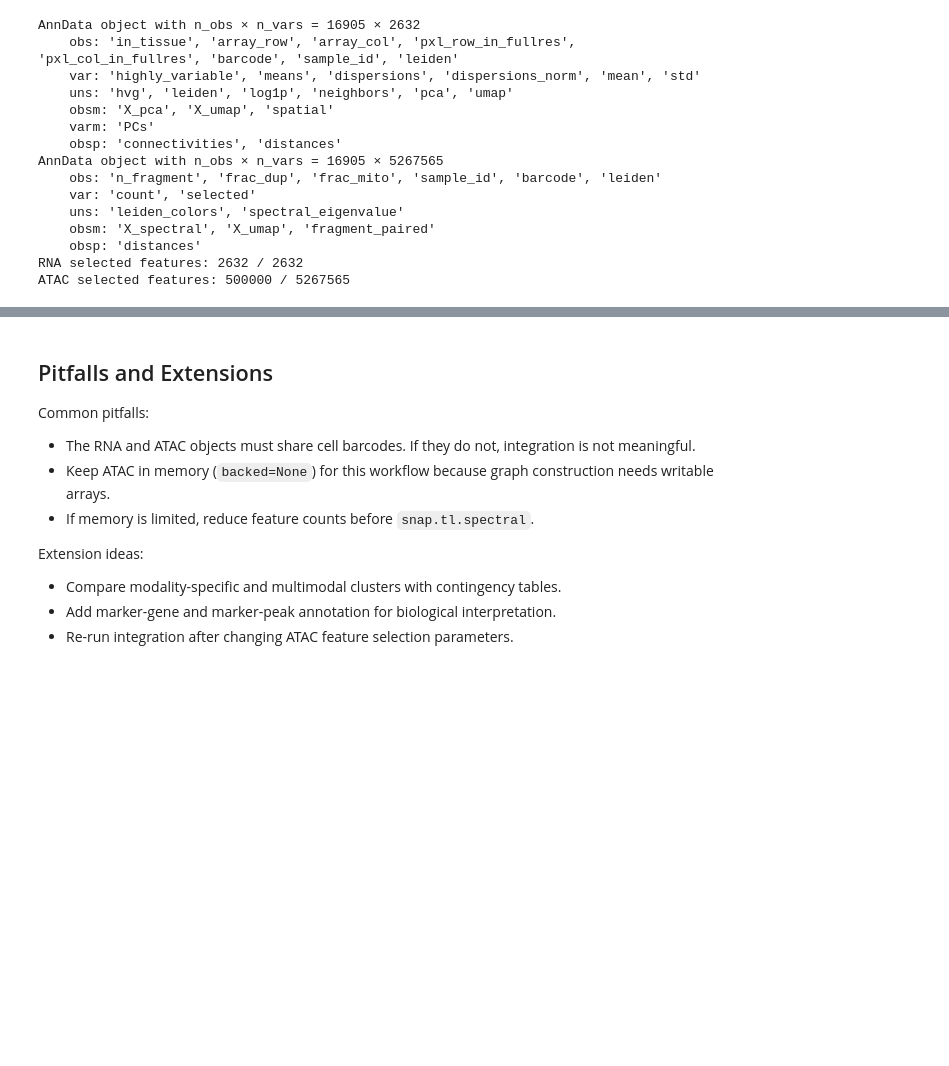
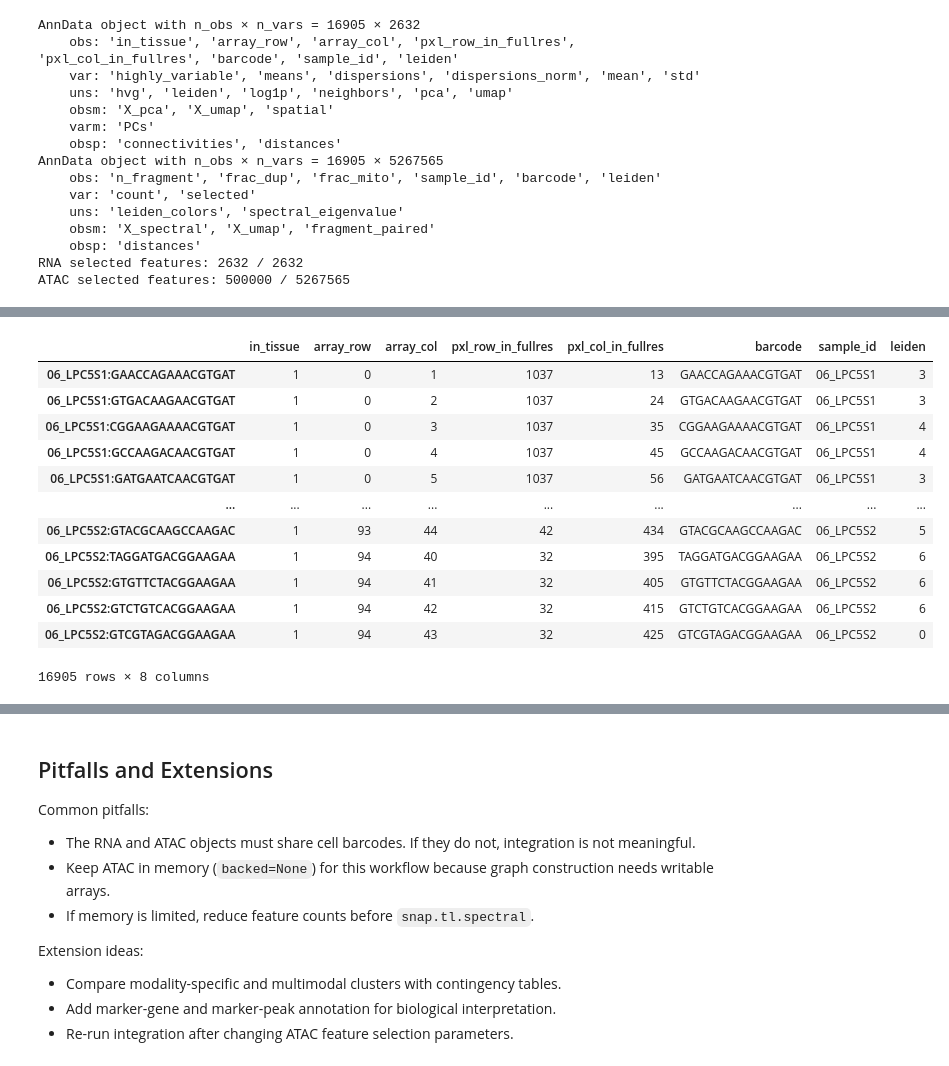
Before and after one commit to christoffermattssonlangseth/dbit-nature-analysis, a Jupyter notebook: rna_atac_multimodal_snapatac2.ipynb, the cells around one changed output, grey strips where cells are left out. Cells and saved outputs as stored; diff of their text form; code cells hidden in the pictures; blank space fills up the shorter version.

```diff
--- a/rna_atac_multimodal_snapatac2.ipynb
+++ b/rna_atac_multimodal_snapatac2.ipynb
@@ -446,0 +486,16 @@ snap.pl.umap(mdata, color="leiden", show=True)
+# %%
+mdata.obs
+# %% [output]
+|  | in_tissue | array_row | array_col | pxl_row_in_fullres | pxl_col_in_fullres | barcode | sample_id | leiden |
+| 06_LPC5S1:GAACCAGAAACGTGAT | 1 | 0 | 1 | 1037 | 13 | GAACCAGAAACGTGAT | 06_LPC5S1 | 3 |
+| 06_LPC5S1:GTGACAAGAACGTGAT | 1 | 0 | 2 | 1037 | 24 | GTGACAAGAACGTGAT | 06_LPC5S1 | 3 |
+| 06_LPC5S1:CGGAAGAAAACGTGAT | 1 | 0 | 3 | 1037 | 35 | CGGAAGAAAACGTGAT | 06_LPC5S1 | 4 |
+| 06_LPC5S1:GCCAAGACAACGTGAT | 1 | 0 | 4 | 1037 | 45 | GCCAAGACAACGTGAT | 06_LPC5S1 | 4 |
+| 06_LPC5S1:GATGAATCAACGTGAT | 1 | 0 | 5 | 1037 | 56 | GATGAATCAACGTGAT | 06_LPC5S1 | 3 |
+| ... | ... | ... | ... | ... | ... | ... | ... | ... |
+| 06_LPC5S2:GTACGCAAGCCAAGAC | 1 | 93 | 44 | 42 | 434 | GTACGCAAGCCAAGAC | 06_LPC5S2 | 5 |
+| 06_LPC5S2:TAGGATGACGGAAGAA | 1 | 94 | 40 | 32 | 395 | TAGGATGACGGAAGAA | 06_LPC5S2 | 6 |
+| 06_LPC5S2:GTGTTCTACGGAAGAA | 1 | 94 | 41 | 32 | 405 | GTGTTCTACGGAAGAA | 06_LPC5S2 | 6 |
+| 06_LPC5S2:GTCTGTCACGGAAGAA | 1 | 94 | 42 | 32 | 415 | GTCTGTCACGGAAGAA | 06_LPC5S2 | 6 |
+| 06_LPC5S2:GTCGTAGACGGAAGAA | 1 | 94 | 43 | 32 | 425 | GTCGTAGACGGAAGAA | 06_LPC5S2 | 0 |
+16905 rows × 8 columns
```
Also changed, not shown: parts of 5 cells of this notebook.
